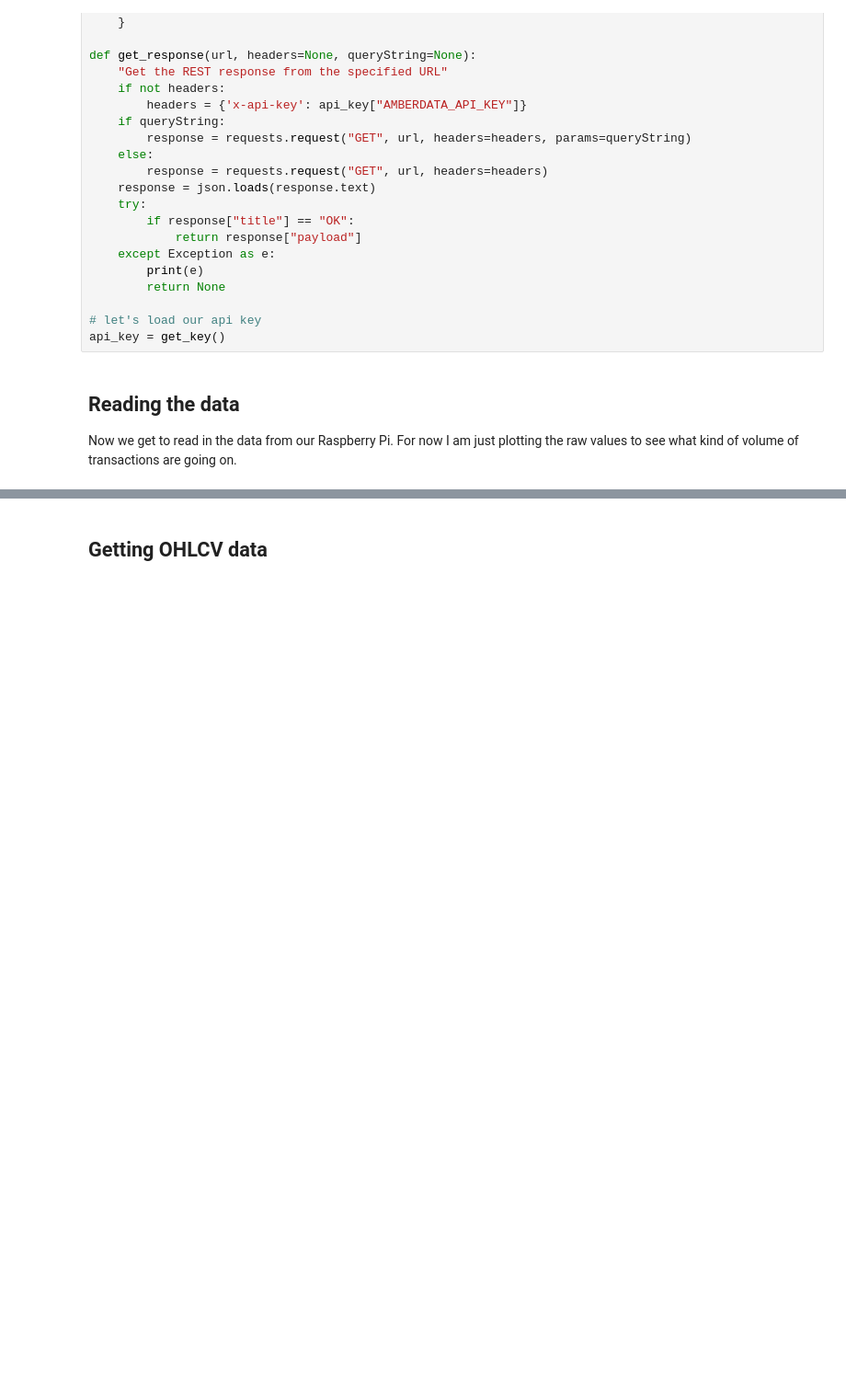
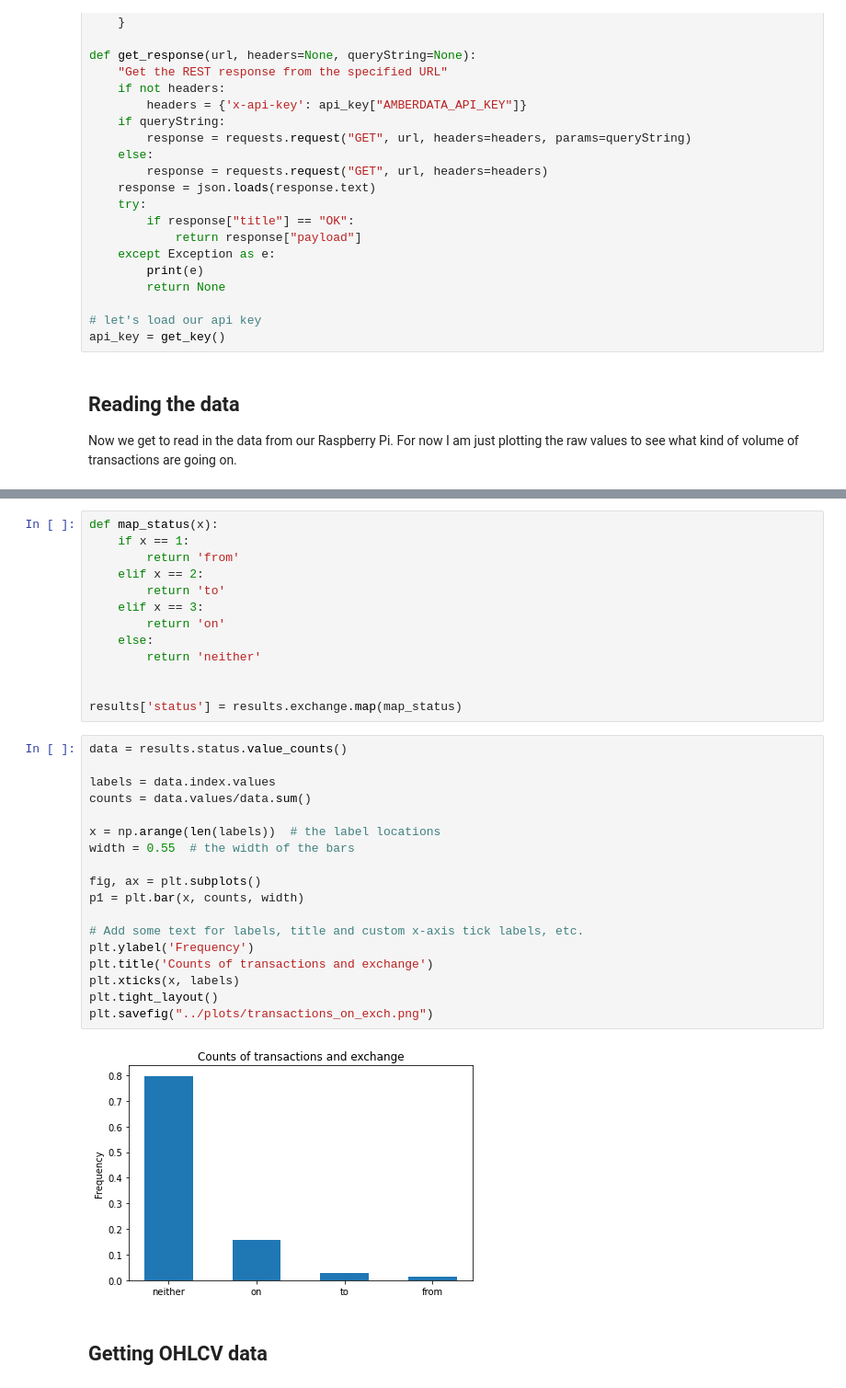
Before and after one commit to amberdata/evan-blog-posts, a Jupyter notebook: txn-mempool/notebooks/1.0-ea-analysis.ipynb, the cells around one changed output, grey strips where cells are left out. Shown at 92% size. Saved outputs shown, nothing was run; the diff lists cells and outputs as text; blank space fills up the shorter version.

```diff
--- a/txn-mempool/notebooks/1.0-ea-analysis.ipynb
+++ b/txn-mempool/notebooks/1.0-ea-analysis.ipynb
@@ -69,3 +81,36 @@ plt.show()
+# %%
+def map_status(x):
+    if x == 1:
+        return 'from'
+    elif x == 2:
+        return 'to'
+    elif x == 3:
+        return 'on'
+    else:
+        return 'neither'
+
+
+results['status'] = results.exchange.map(map_status)
+# %%
+data = results.status.value_counts()
+
+labels = data.index.values
+counts = data.values/data.sum()
+
+x = np.arange(len(labels))  # the label locations
+width = 0.55  # the width of the bars
+
+fig, ax = plt.subplots()
+p1 = plt.bar(x, counts, width)
+
+# Add some text for labels, title and custom x-axis tick labels, etc.
+plt.ylabel('Frequency')
+plt.title('Counts of transactions and exchange')
+plt.xticks(x, labels)
+plt.tight_layout()
+plt.savefig("../plots/transactions_on_exch.png")
+# %% [output]
+[figure, added]
 # %% [markdown]
 ## Getting OHLCV data
 # %%
```
Also changed, not shown: parts of 14 cells of this notebook, 3 other files.
